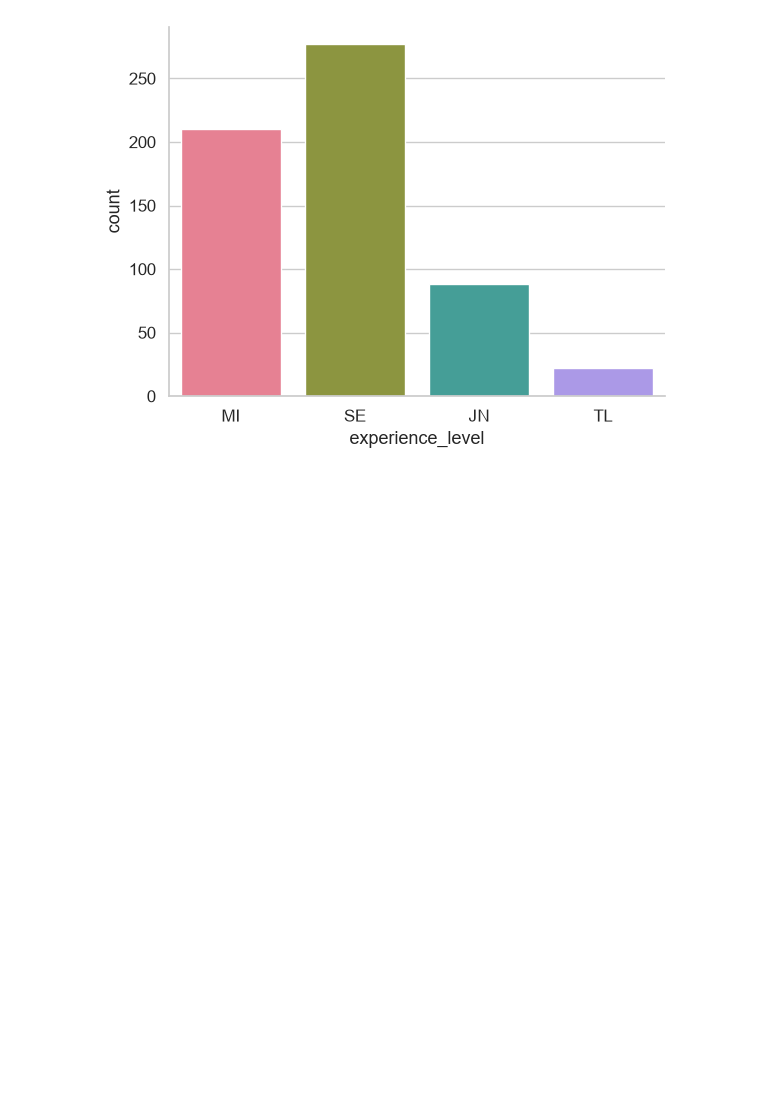
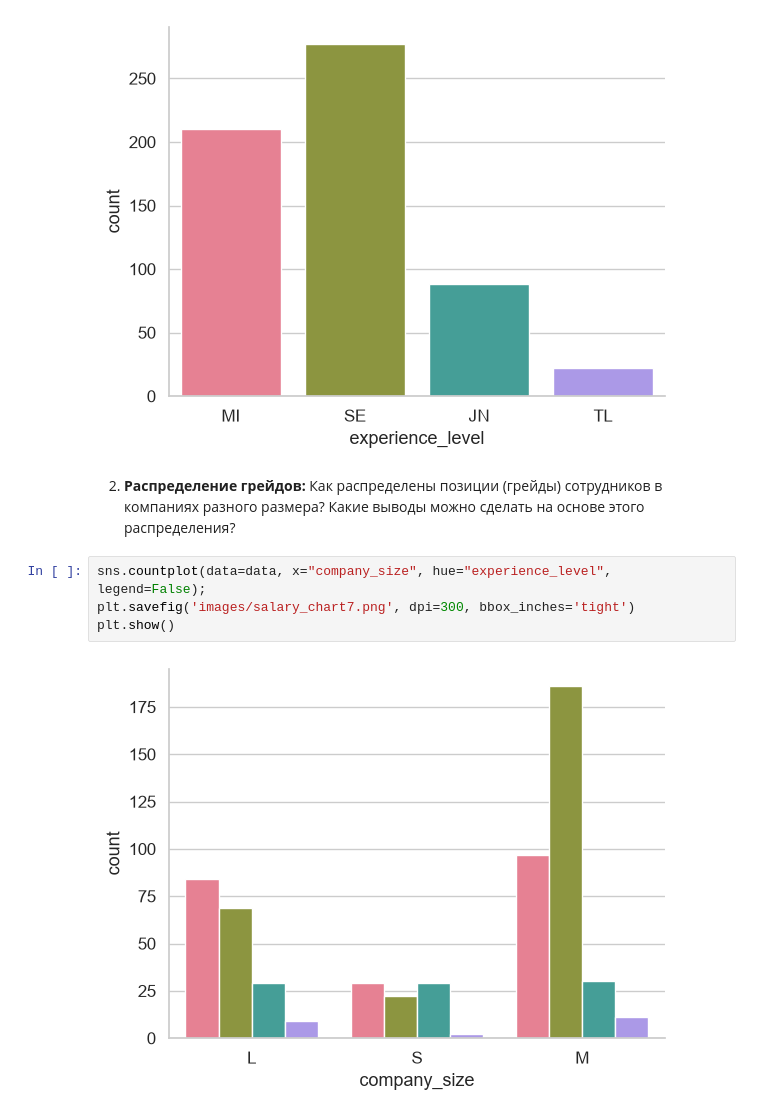
Before and after one commit to VictoriaPulman/Job_market_analysis, a Jupyter notebook: data_analysis.ipynb, the cells around one changed output. Drawn from its saved outputs; the diff is of its cells as text; blank space fills up the shorter version.

```diff
--- a/data_analysis.ipynb
+++ b/data_analysis.ipynb
@@ -160,3 +160,11 @@ plt.savefig('images/salary_chart6.png', dpi=300, bbox_inches='tight')
 plt.show()
 # %% [output]
 [figure]
+# %% [markdown]
+2. **Распределение грейдов:** Как распределены позиции (грейды) сотрудников в компаниях разного размера? Какие выводы можно сделать на основе этого распределения?
+# %%
+sns.countplot(data=data, x="company_size", hue="experience_level", legend=False);
+plt.savefig('images/salary_chart7.png', dpi=300, bbox_inches='tight')
+plt.show()
+# %% [output]
+[figure, added]
```
Also changed, not shown: parts of 1 cell of this notebook, 3 other files.
